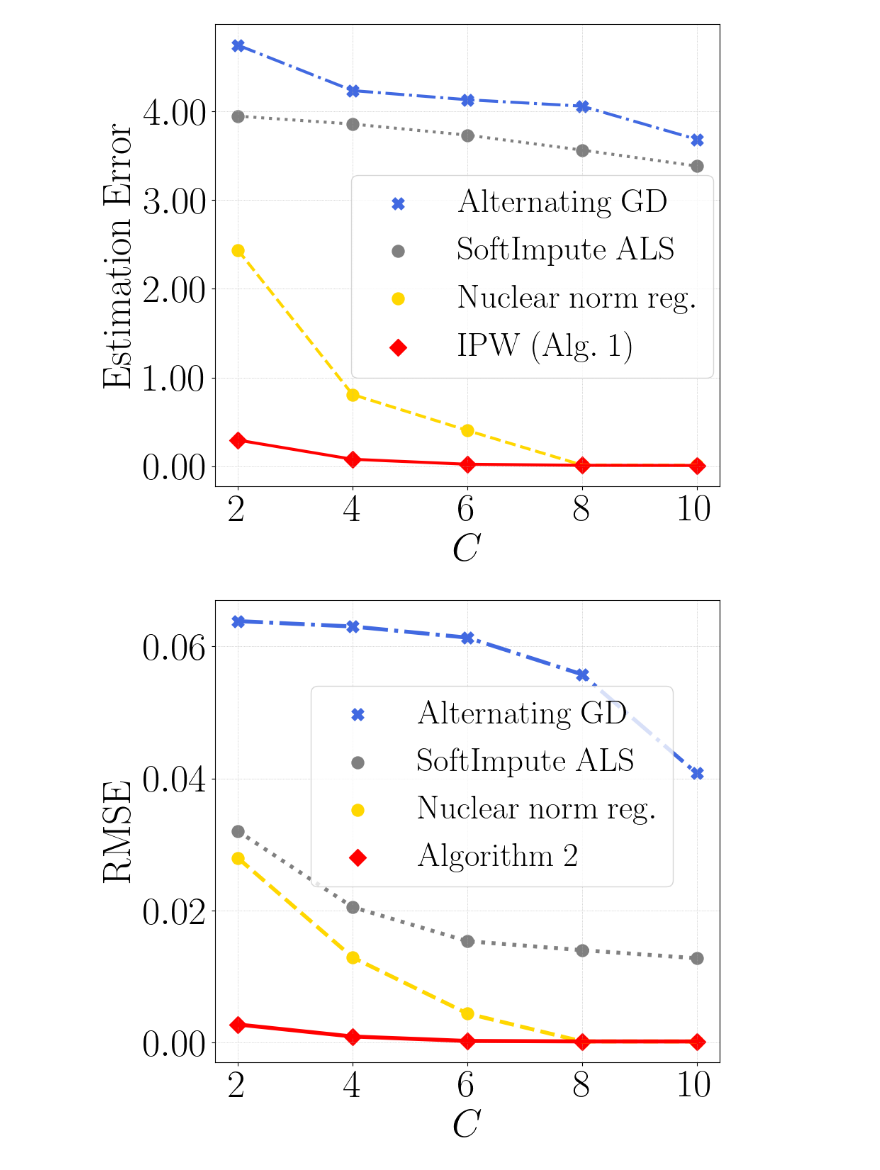
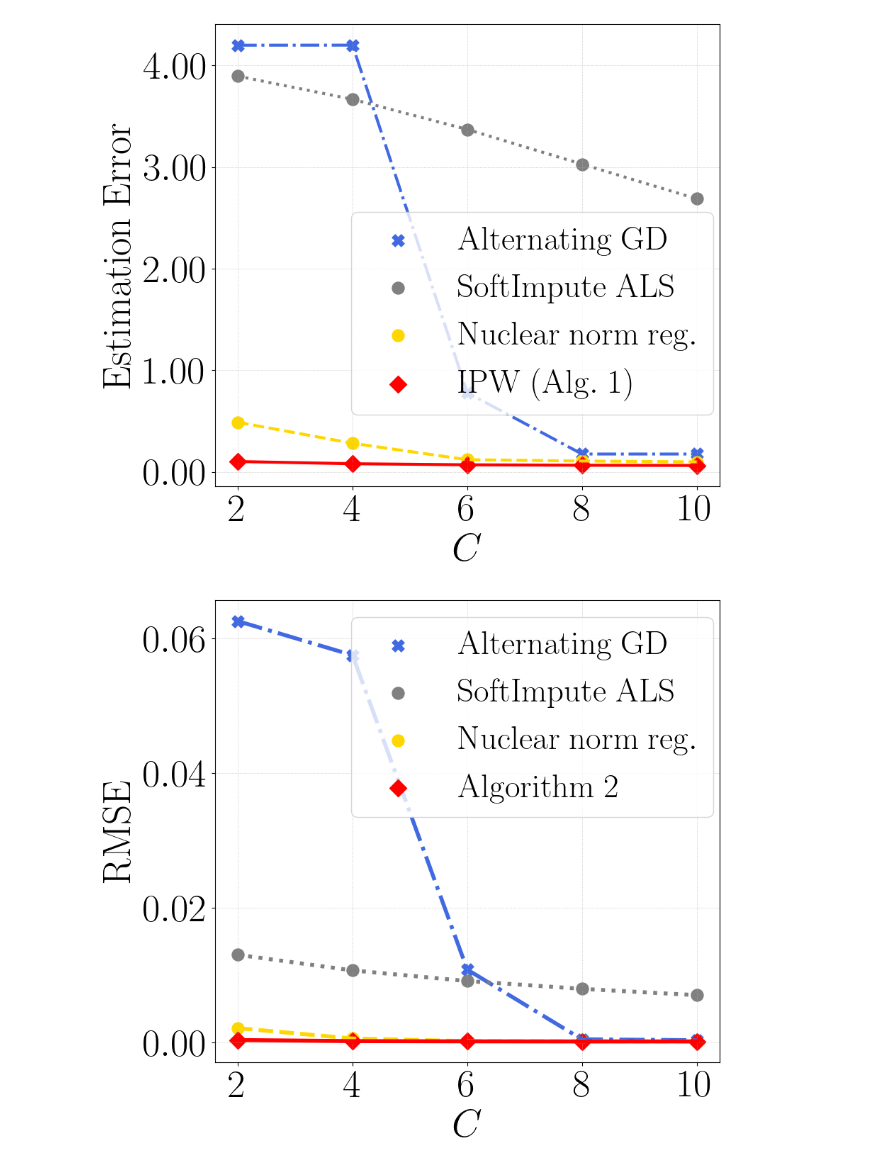
Before and after one commit to VirtuosoResearch/Matrix-completion-from-ultrasparse-samples, a Jupyter notebook: revised_figures/uniform_sampling.ipynb, the cells around one changed output. Drawn from its saved outputs; the diff is of its cells as text; code cells hidden in the pictures.

Commit message:
figures

```diff
--- a/revised_figures/uniform_sampling.ipynb
+++ b/revised_figures/uniform_sampling.ipynb
@@ -17,16 +17,16 @@ mpl.rcParams['text.usetex'] = True  # not really needed
 title = r'$\mathrm{Synthetic~(10^4~rows)}$'
 #p = [0.002, 0.004, 0.006, 0.008, 0.01]
 p = [2, 4, 6, 8, 10]
-# alt_GD = np.array([4.1998272, 4.2004914, 0.7799252, 0.1762353, 0.1761301])
-# softimpute_als = np.array([3.8955405, 3.6670523, 3.3708493, 3.0292181, 2.6883306])
-# nuclear_reg = np.array([3.8431460, 3.4214577, 2.8141486, 2.1356486, 1.5148298])
-# iipw_1 = np.array([3.7779362, 3.1910096, 2.4069012, 1.6331401, 1.0081587])
-# iipw = np.array([0.2210798, 0.0252923, 0.0101991, 0.0084470, 0.0090929])
+alt_GD = np.array([4.1998272, 4.2004914, 0.7799252, 0.1762353, 0.1761301])
+softimpute_als = np.array([3.8955405, 3.6670523, 3.3708493, 3.0292181, 2.6883306])
+nuclear_reg = np.array([0.4885208, 0.3486387, 0.1203968, 0.1076282, 0.0991828])
+#iipw_1 = np.array([3.7779362, 3.1910096, 2.4069012, 1.6331401, 1.0081587])
+iipw = np.array([0.1024208, 0.0807098, 0.0701371, 0.0658401, 0.0636271])
 
-alt_GD = np.array([4.7468433, 4.2344799, 4.1315956, 4.0593743, 3.6845982])
-softimpute_als = np.array([3.9461202, 3.8574507, 3.7324875, 3.5639453, 3.3840358])
-nuclear_reg = np.array([2.4381602, 0.8087983, 0.4039228, 0.0137906, 0.0116780])
-iipw = np.array([0.2950491, 0.0787201, 0.0227229, 0.0108300, 0.0089176])
+# alt_GD = np.array([4.7468433, 4.2344799, 4.1315956, 4.0593743, 3.6845982])
+# softimpute_als = np.array([3.9461202, 3.8574507, 3.7324875, 3.5639453, 3.3840358])
+# nuclear_reg = np.array([2.4381602, 0.8087983, 0.4039228, 0.0137906, 0.0116780])
+# iipw = np.array([0.2950491, 0.0787201, 0.0227229, 0.0108300, 0.0089176])
 
 f, ax = plt.subplots(figsize=(9,8))
 plt.plot(p, alt_GD, lw=3, color='royalblue',ls="dashdot" )
@@ -40,7 +40,7 @@ plt.scatter(p, nuclear_reg, s=150, color='gold', label=r"$\mathrm{Nuclear~norm~r
 plt.scatter(p, iipw, s=150, color='red', label=r"$\mathrm{IPW~(Alg.~1)}$", marker="D")
 
 
-plt.legend(fontsize=34, loc='upper right', bbox_to_anchor=(1.02, 0.71))
+plt.legend(fontsize=34, loc='upper right', bbox_to_anchor=(1.02, 0.63))
 # plt.title(title, fontsize=40)
 
 plt.xlabel(r"$C$", fontsize=40)
@@ -67,22 +67,22 @@ plt.savefig(plot_name, bbox_inches='tight', format="pdf", dpi=1200)
 plt.show()
 plt.close()
 # %% [output]
-[figure, old version]
+[figure, new version]
 # %%
 # observed entries
 title = r'$\mathrm{Synthetic~(10^4~rows)}$'
 #p = [0.002, 0.004, 0.006, 0.008, 0.01]
 p = [2, 4, 6, 8, 10]
-# alt_GD_rmse = np.array([0.0626070, 0.0575438, 0.0108093, 0.0004410, 0.0003105])
-# softimpute_als_rmse = np.array([0.0130069, 0.0106883, 0.0091079, 0.0079454, 0.0070123])
-# nuclear_reg_rmse = np.array([0.0176732, 0.0104306, 0.0073992, 0.0054061, 0.0039429])
-# iipw_1_rmse = np.array([0.0162836, 0.0093657, 0.0060119, 0.0038322, 0.0022689])
-# iipw_rmse = np.array([0.0015607, 0.0001787, 0.0001298, 0.0001265, 0.0001275])
+alt_GD_rmse = np.array([0.0626070, 0.0575438, 0.0108093, 0.0004410, 0.0003105])
+softimpute_als_rmse = np.array([0.0130069, 0.0106883, 0.0091079, 0.0079454, 0.0070123])
+nuclear_reg_rmse = np.array([0.0021108, 0.0009993, 0.0001764, 0.0001461, 0.0001330])
+#iipw_1_rmse = np.array([0.0162836, 0.0093657, 0.0060119, 0.0038322, 0.0022689])
+iipw_rmse = np.array([0.0003422, 0.0001787, 0.0001401, 0.0001265, 0.0001290])
 
-alt_GD_rmse = np.array([0.0637953, 0.0629831, 0.0613033, 0.0557394, 0.0407725])
-softimpute_als_rmse = np.array([0.0320334, 0.0205316, 0.0153736, 0.0140143, 0.0127871])
-nuclear_reg_rmse = np.array([0.0279646, 0.0129236, 0.0044353, 0.0002086, 0.0002023])
-iipw_rmse = np.array([0.0027650, 0.0009495, 0.0002783, 0.0002048, 0.0001978])
+# alt_GD_rmse = np.array([0.0637953, 0.0629831, 0.0613033, 0.0557394, 0.0407725])
+# softimpute_als_rmse = np.array([0.0320334, 0.0205316, 0.0153736, 0.0140143, 0.0127871])
+# nuclear_reg_rmse = np.array([0.0279646, 0.0129236, 0.0044353, 0.0002086, 0.0002023])
+# iipw_rmse = np.array([0.0027650, 0.0009495, 0.0002783, 0.0002048, 0.0001978])
 
 f, ax = plt.subplots(figsize=(9,8))
 # print(ob2_rmse_mean)
@@ -114,32 +114,32 @@ plt.scatter(p, iipw_rmse, s=150, color='red', label=r"$\mathrm{Algorithm~2}$", m
 
 
 
 
-plt.legend(fontsize=34, loc='upper right', bbox_to_anchor=(0.94, 0.85))
+plt.legend(fontsize=34, loc='upper right', bbox_to_anchor=(1.02, 1))
 # plt.title(title, fontsize=40)
 
 plt.xlabel(r"$C$", fontsize=40)
 plt.ylabel(r"$\mathrm{RMSE}$", fontsize=40)
 
 plt.xticks(fontsize=40)
 #plt.ticklabel_format(style='sci', scilimits=(0,0), axis='x')
 #ax.xaxis.get_offset_text().set_fontsize(32)
 plt.yticks(np.arange(0.02, 0.061, 0.02),fontsize=40)
 plt.gca().xaxis.set_major_locator(MaxNLocator(5))
 plt.gca().yaxis.set_major_locator(MaxNLocator(4))
 #plt.yscale("log", base=10)
 #plt.ylim(,1.1)
 
 plt.grid(lw=0.5, ls=":")
 #plt.legend(fontsize=26, loc='upper right')
 #acc_str = f"best train acc: {np.array(train_acc).max():.4f}\nvalid acc: {val_acc[-1]:.4f}\nbest valid acc: {np.array(val_acc).max():.4f}\ngrokking gap: {val_converge-train_converge}"
 # plt.annotate(acc_str, xy=(0.2, 0.5), xycoords='axes fraction', fontsize=12, color='purple', ha='center')
 # add the annotation text to the overleaf file
 plt.tight_layout()
 plot_name = f"uniform_sampling_rmse.pdf"
 plt.savefig(plot_name, bbox_inches='tight', format="pdf", dpi=1200)
 
 plt.show()
 plt.close()
 # %% [output]
-[figure, old version]
+[figure, new version]
```
Also changed, not shown: 5 other files.
